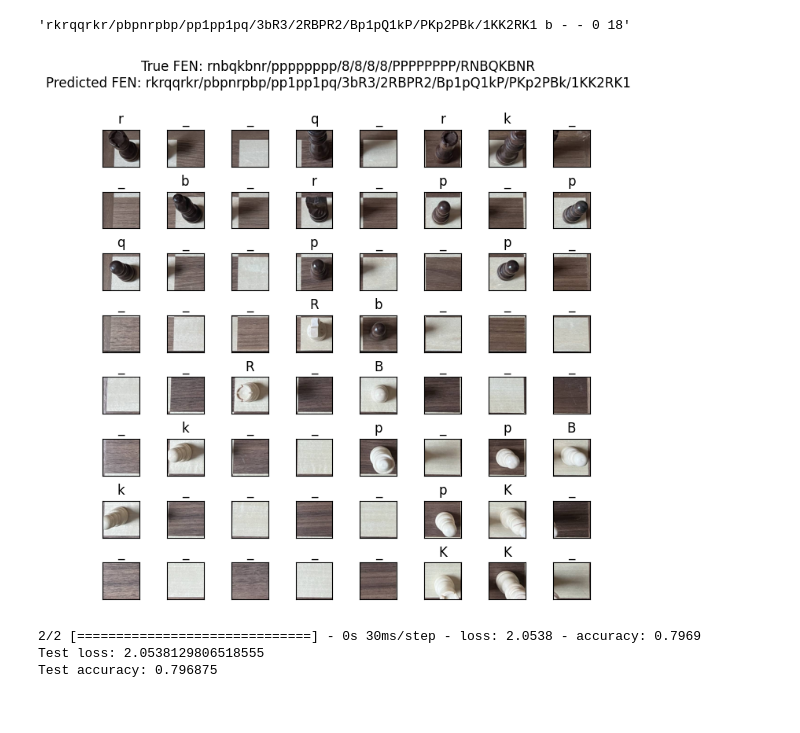
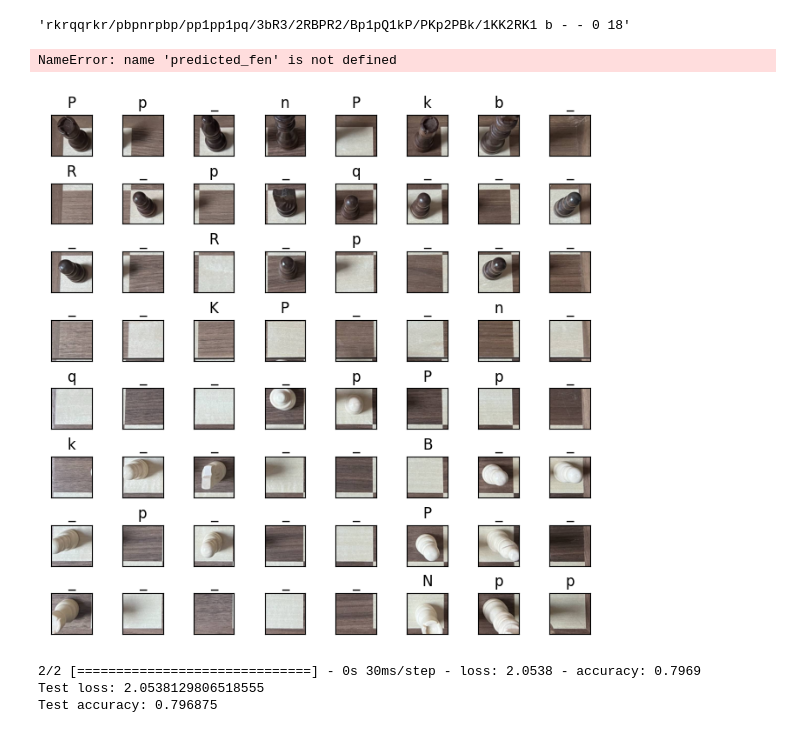
Before and after one commit to billywba/deepconvchess-cnn, a Jupyter notebook: src/main.ipynb, the cells around one changed output. Drawn from its saved outputs; the diff is of its cells as text; code cells hidden in the pictures.

```diff
--- a/src/main.ipynb
+++ b/src/main.ipynb
@@ -746,0 +734,9 @@ for i in range(8):
+# %%
+fig = plt.figure(figsize=(8, 8))
+fig.subplots_adjust(wspace=0.75)
+
+for i in range(0, 64):
+    fig.add_subplot(8, 8, i + 1)
+    plt.imshow(X_unseen[i])
+    plt.gca().set_xticks([])
+    plt.gca().set_yticks([])
@@ -746,0 +745,9 @@ for i in range(8):
+# %%
+y_pred = []
+for i in range(0, 64):
+    image = np.expand_dims(X_unseen[i], axis=0)
+
+    prediction = model.predict(image)
+    prediction = label_encoder.inverse_transform(np.argmax(prediction, axis=1))
+
+    y_pred.append(prediction[0])
@@ -750,8 +775,8 @@ fig.subplots_adjust(wspace=0.75)
 
 for i in range(0, 64):
     fig.add_subplot(8, 8, i + 1)
-    plt.imshow(X_val[i])
-    plt.title(y_val[i])
+    plt.imshow(X_unseen[i])
+    plt.title(y_pred[i])
     plt.gca().set_xticks([])
     plt.gca().set_yticks([])
 # %% [output]
@@ -759,9 +783,0 @@ for i in range(0, 64):
-# %%
-predicted_y = []
-for i in range(0, 64):
-    image = np.expand_dims(X_val[i], axis=0)
-
-    prediction = model.predict(image)
-    prediction = label_encoder.inverse_transform(np.argmax(prediction, axis=1))
-
-    predicted_y.append(prediction[0])
@@ -797,18 +795,19 @@ predicted_fen
 # %%
 fig = plt.figure(figsize=(8, 8))
 fig.subplots_adjust(wspace=0.75)
 
 for i in range(0, 64):
     fig.add_subplot(8, 8, i + 1)
-    plt.imshow(X_val[i])
+    plt.imshow(X_test[i])
     plt.title(predicted_y[i])
     plt.gca().set_xticks([])
     plt.gca().set_yticks([])
 
 fig.suptitle("True FEN: rnbqkbnr/pppppppp/8/8/8/8/PPPPPPPP/RNBQKBNR\nPredicted FEN: %s" % predicted_fen.split(" ")[0])
 fig.savefig('predicted_board', dpi=300, bbox_inches='tight')
 # %% [output]
+NameError: name 'predicted_fen' is not defined
-[figure, old version]
+[figure, new version]
 # %%
 X_val = np.array(X_val)
 y_val = np.array(y_val)
```
Also changed, not shown: parts of 22 cells of this notebook.
